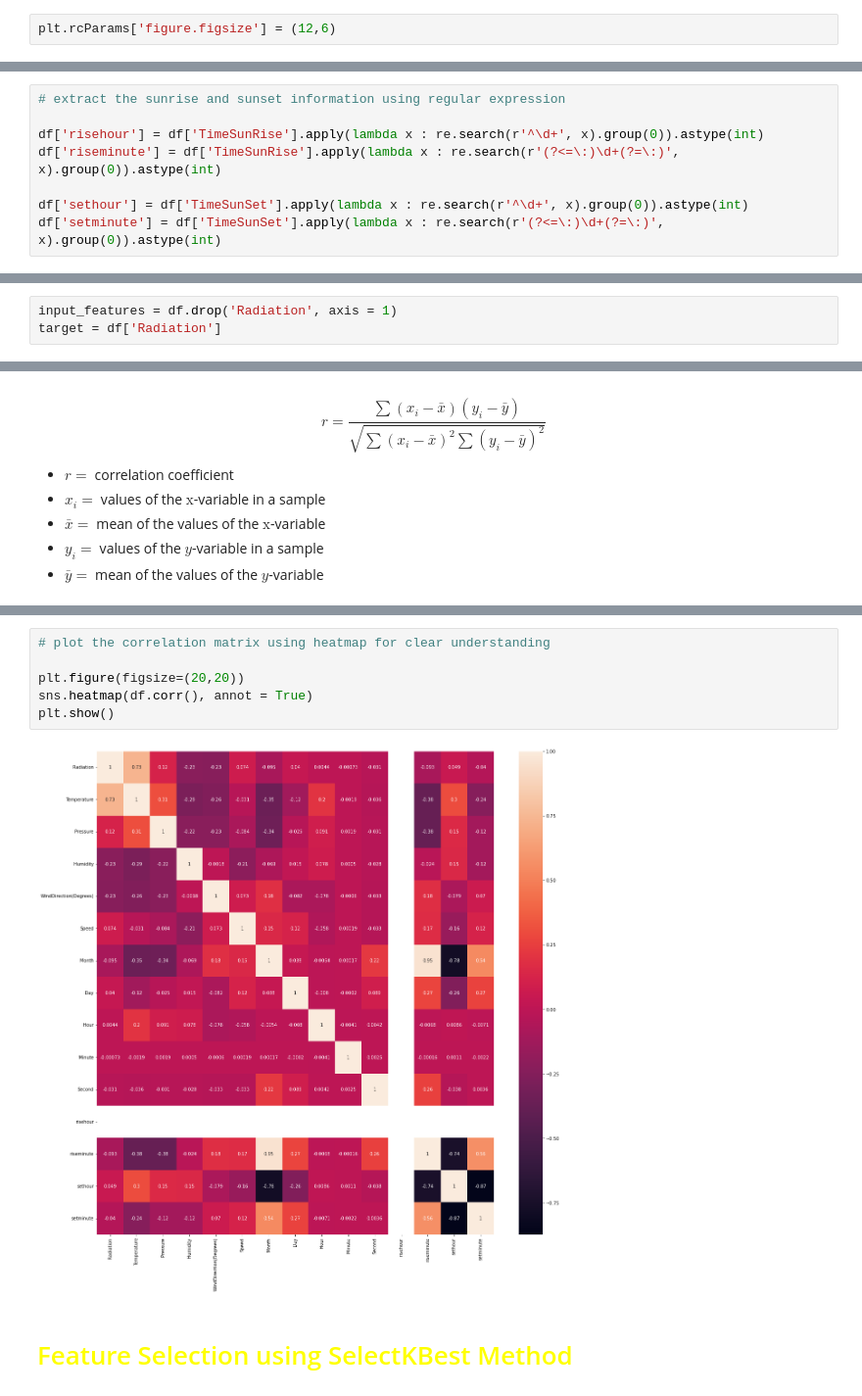
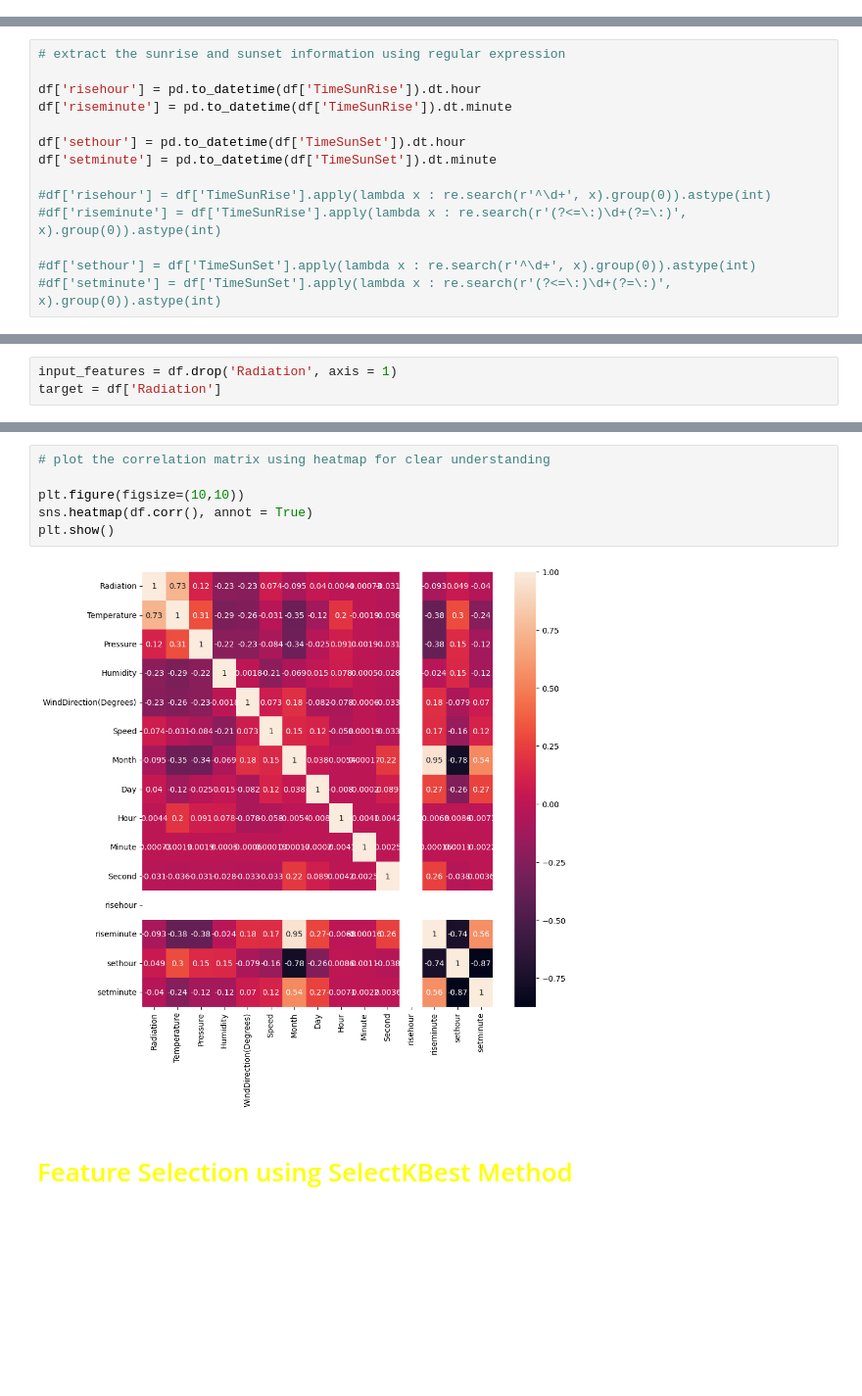
Before and after one commit to OmveerSingh98/Solar-Radiance-Prediction, a Jupyter notebook: solar-radiance-prediction.ipynb, the cells around one changed output, grey strips where cells are left out. Shown at 98% size. Cells and saved outputs as stored; diff of their text form; blank space fills up the shorter version.

```diff
--- a/solar-radiance-prediction.ipynb
+++ b/solar-radiance-prediction.ipynb
@@ -38,7 +30,5 @@ from tensorflow.keras.models import Sequential
 from sklearn.metrics import mean_squared_error, r2_score, mean_absolute_error
 # %%
 warnings.filterwarnings("ignore")
-# %%
-plt.rcParams['figure.figsize'] = (12,6)
 # %% [markdown]
 # <font color = 'violet'>Loading Data<font/><a class = 'anchor' id = 'load_data'/>
@@ -111,8 +113,14 @@ df.head()
 # %%
 # extract the sunrise and sunset information using regular expression
 
-df['risehour'] = df['TimeSunRise'].apply(lambda x : re.search(r'^\d+', x).group(0)).astype(int)
-df['riseminute'] = df['TimeSunRise'].apply(lambda x : re.search(r'(?<=\:)\d+(?=\:)', x).group(0)).astype(int)
+df['risehour'] = pd.to_datetime(df['TimeSunRise']).dt.hour
+df['riseminute'] = pd.to_datetime(df['TimeSunRise']).dt.minute
 
-df['sethour'] = df['TimeSunSet'].apply(lambda x : re.search(r'^\d+', x).group(0)).astype(int)
-df['setminute'] = df['TimeSunSet'].apply(lambda x : re.search(r'(?<=\:)\d+(?=\:)', x).group(0)).astype(int)
+df['sethour'] = pd.to_datetime(df['TimeSunSet']).dt.hour
+df['setminute'] = pd.to_datetime(df['TimeSunSet']).dt.minute
+
+#df['risehour'] = df['TimeSunRise'].apply(lambda x : re.search(r'^\d+', x).group(0)).astype(int)
+#df['riseminute'] = df['TimeSunRise'].apply(lambda x : re.search(r'(?<=\:)\d+(?=\:)', x).group(0)).astype(int)
+
+#df['sethour'] = df['TimeSunSet'].apply(lambda x : re.search(r'^\d+', x).group(0)).astype(int)
+#df['setminute'] = df['TimeSunSet'].apply(lambda x : re.search(r'(?<=\:)\d+(?=\:)', x).group(0)).astype(int)
@@ -154,12 +188,3 @@ target = df['Radiation']
-# %% [markdown]
-$$
-r=\frac{\sum\left(x_i-\bar{x}\right)\left(y_i-\bar{y}\right)}{\sqrt{\sum\left(x_i-\bar{x}\right)^2 \sum\left(y_i-\bar{y}\right)^2}}
-$$
-- $r=$ correlation coefficient
-- $x_i=$ values of the $\mathrm{x}$-variable in a sample
-- $\bar{x}=$ mean of the values of the $\mathrm{x}$-variable
-- $y_i=$ values of the $y$-variable in a sample
-- $\bar{y}=$ mean of the values of the $y$-variable
 # %%
 # extract the correlation between the data features
 
@@ -184,11 +209,11 @@ df.corr()
 # %%
 # plot the correlation matrix using heatmap for clear understanding
 
-plt.figure(figsize=(20,20))
+plt.figure(figsize=(10,10))
 sns.heatmap(df.corr(), annot = True)
 plt.show()
 # %% [output]
-[figure, old version]
+[figure, new version]
 # %% [markdown]
 # <font color = 'yellow'>Feature Selection using SelectKBest Method<font/><a class = 'anchor' id = 'kbest_method'/>
 # %%
```
Also changed, not shown: parts of 29 cells of this notebook.
